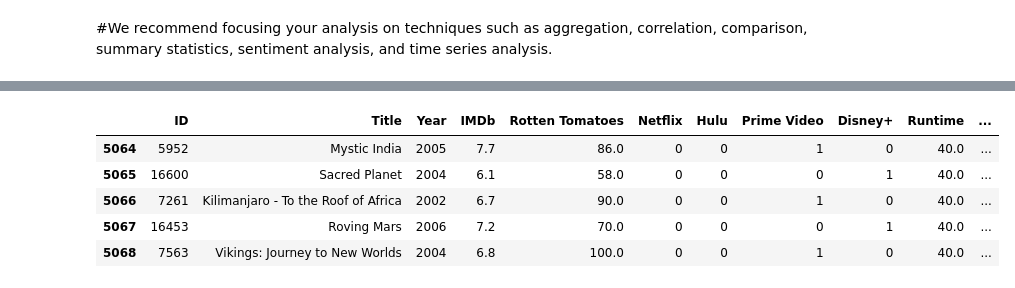
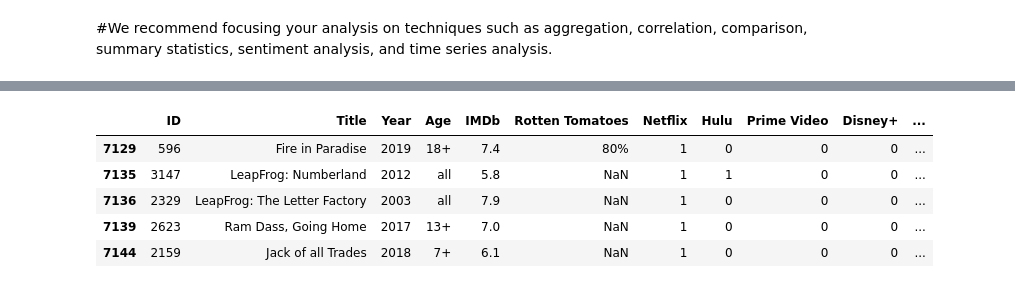
Before and after one commit to tracygoznikar/Project-1, a Jupyter notebook: Runtime Analysis/RuntimeAnalysis - data analysis.ipynb, the cells around one changed output, grey strips where cells are left out. Saved outputs shown, nothing was run; the diff lists cells and outputs as text; code cells hidden in the pictures.

```diff
--- a/Runtime Analysis/RuntimeAnalysis - data analysis.ipynb
+++ b/Runtime Analysis/RuntimeAnalysis - data analysis.ipynb
@@ -38,7 +38,8 @@ sorted_index_df.head()
 # %%
 #Convert Rotten Tomatoes dtype from object to float
 
-sorted_index_df['Rotten Tomatoes'].dtype
-sorted_index_df['Rotten Tomatoes']=sorted_index_df['Rotten Tomatoes'].apply(lambda x: x.strip('%')).astype(float)
+# sorted_index_df['Rotten Tomatoes'].dtype
+# sorted_index_df['Rotten Tomatoes']=sorted_index_df['Rotten Tomatoes'].apply(lambda x: x.strip('%')).astype(float)
 
-sorted_index_df.head()
+# sorted_index_df.head()
+sorted_index_df = sorted_index_df.drop([0])
@@ -101,13 +131,15 @@ plt.show()
 # %%
 #Short film df
 bin_df.head()
 shortfilm_df=bin_df.loc[bin_df["Category"]=="Short Film"]
 shortfilm_df.head()
+short_netflix_df = shortfilm_df.loc[shortfilm_df['Netflix']==1]
+short_netflix_df.head()
 # %% [output]
-|  | ID | Title | Year | IMDb | Rotten Tomatoes | Netflix | Hulu | Prime Video | Disney+ | Runtime | ... |
-| 5064 | 5952 | Mystic India | 2005 | 7.7 | 86.0 | 0 | 0 | 1 | 0 | 40.0 | ... |
-| 5065 | 16600 | Sacred Planet | 2004 | 6.1 | 58.0 | 0 | 0 | 0 | 1 | 40.0 | ... |
-| 5066 | 7261 | Kilimanjaro - To the Roof of Africa | 2002 | 6.7 | 90.0 | 0 | 0 | 1 | 0 | 40.0 | ... |
-| 5067 | 16453 | Roving Mars | 2006 | 7.2 | 70.0 | 0 | 0 | 0 | 1 | 40.0 | ... |
-| 5068 | 7563 | Vikings: Journey to New Worlds | 2004 | 6.8 | 100.0 | 0 | 0 | 1 | 0 | 40.0 | ... |
+|  | ID | Title | Year | Age | IMDb | Rotten Tomatoes | Netflix | Hulu | Prime Video | Disney+ | ... |
+| 7129 | 596 | Fire in Paradise | 2019 | 18+ | 7.4 | 80% | 1 | 0 | 0 | 0 | ... |
+| 7135 | 3147 | LeapFrog: Numberland | 2012 | all | 5.8 | NaN | 1 | 1 | 0 | 0 | ... |
+| 7136 | 2329 | LeapFrog: The Letter Factory | 2003 | all | 7.9 | NaN | 1 | 0 | 0 | 0 | ... |
+| 7139 | 2623 | Ram Dass, Going Home | 2017 | 13+ | 7.0 | NaN | 1 | 0 | 0 | 0 | ... |
+| 7144 | 2159 | Jack of all Trades | 2018 | 7+ | 6.1 | NaN | 1 | 0 | 0 | 0 | ... |
 # %%
```
Also changed, not shown: parts of 24 cells of this notebook, 10 other files.
